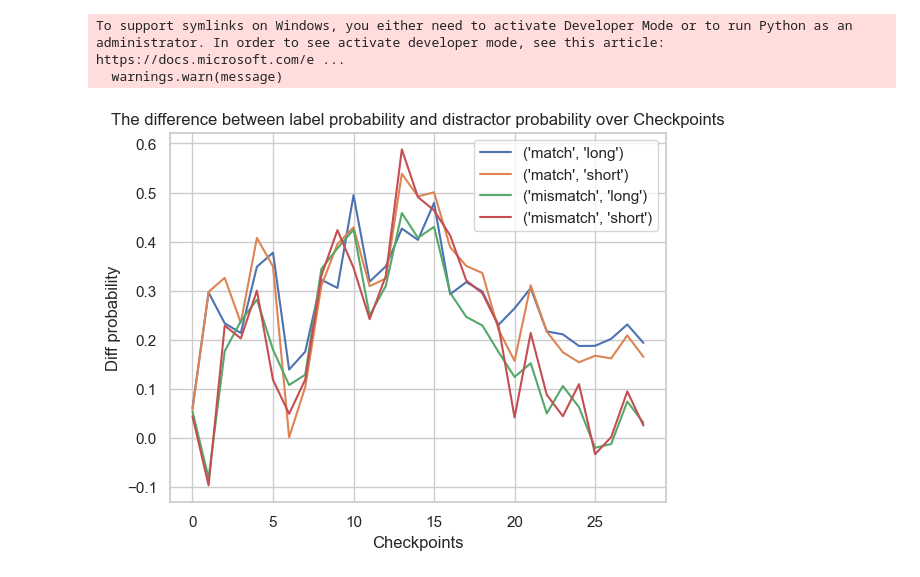
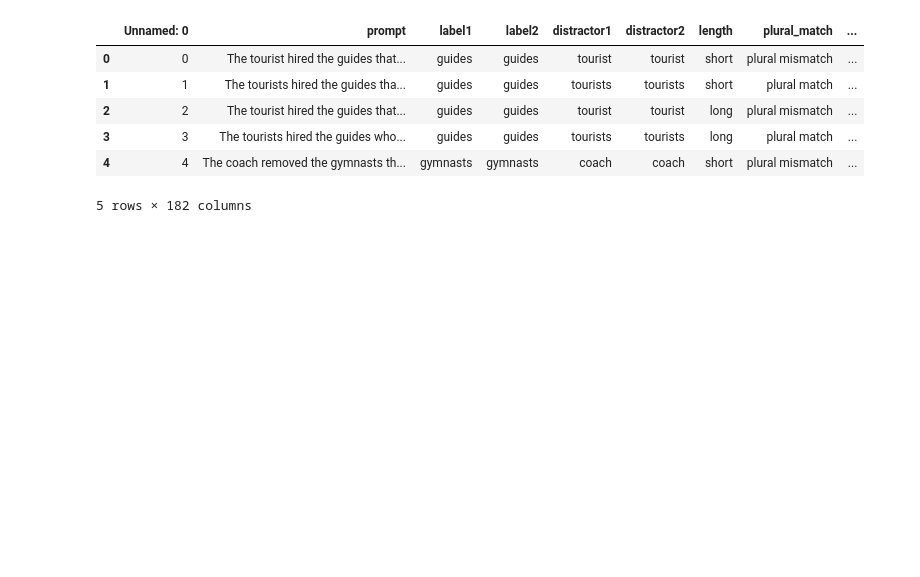
Before and after one commit to yaaras/CognitiveSkills, a Jupyter notebook: Main_Notebook.ipynb, the cells around one changed output. Drawn from its saved outputs; the diff is of its cells as text; code cells hidden in the pictures; blank space fills up the shorter version.

```diff
--- a/Main_Notebook.ipynb
+++ b/Main_Notebook.ipynb
@@ -25,20 +24,12 @@ datasets = [dataset_niki]
 # %%
-for dataset in datasets:
-    df = load_data(dataset['filepath'])
-
-    # Initialize the list of accuracies
-    seed = dataset['seed']
-    list_of_checkpoints = get_checkpoints(seed=seed)
-
-    # Predict the masked token for each checkpoint
-    for checkpoint in tqdm(list_of_checkpoints):
-        pt_model = load_model_and_tokenizer(checkpoint)
-        df = predict_masked_token_for_df(df, pt_model, checkpoint)
+# dataset = datasets['ness']
+# df = load_data(dataset['filepath'])
+#
+# # Initialize the list of accuracies
+# seed = dataset['seed']
+# list_of_checkpoints = get_checkpoints(seed=seed)
+#
+# # Predict the masked token for each checkpoint
+# for checkpoint in tqdm(list_of_checkpoints):
+#     pt_model = load_model_and_tokenizer(checkpoint)
+#     df = predict_masked_token_for_df(df, pt_model, checkpoint)
-# %% [output]
-To support symlinks on Windows, you either need to activate Developer Mode or to run Python as an administrator. In order to see activate developer mode, see this article: https://docs.microsoft.com/e ...
-  warnings.warn(message)
-# %%
-# Plot the accuracies
-plot_by_columns(df, dataset['col1'], dataset['col2'], 'diff_prob', 'The difference between label probability and distractor probability over Checkpoints', 'Checkpoints', 'Diff probability', len(list_of_checkpoints))
-# %% [output]
-[figure, removed]
@@ -44,0 +38,14 @@ plot_by_columns(df, dataset['col1'], dataset['col2'], 'diff_prob', 'The differen
+# %%
+dataset = datasets['niki']
+list_of_checkpoints = get_checkpoints(seed=0)
+df = pd.read_csv("data_evaluated/niki.csv")
+# %%
+df.head()
+# %% [output]
+|  | Unnamed: 0 | prompt | label1 | label2 | distractor1 | distractor2 | length | plural_match | ... |
+| 0 | 0 | The tourist hired the guides that... | guides | guides | tourist | tourist | short | plural mismatch | ... |
+| 1 | 1 | The tourists hired the guides tha... | guides | guides | tourists | tourists | short | plural match | ... |
+| 2 | 2 | The tourist hired the guides that... | guides | guides | tourist | tourist | long | plural mismatch | ... |
+| 3 | 3 | The tourists hired the guides who... | guides | guides | tourists | tourists | long | plural match | ... |
+| 4 | 4 | The coach removed the gymnasts th... | gymnasts | gymnasts | coach | coach | short | plural mismatch | ... |
+5 rows × 182 columns
```
Also changed, not shown: parts of 6 cells of this notebook, 5 other files.
